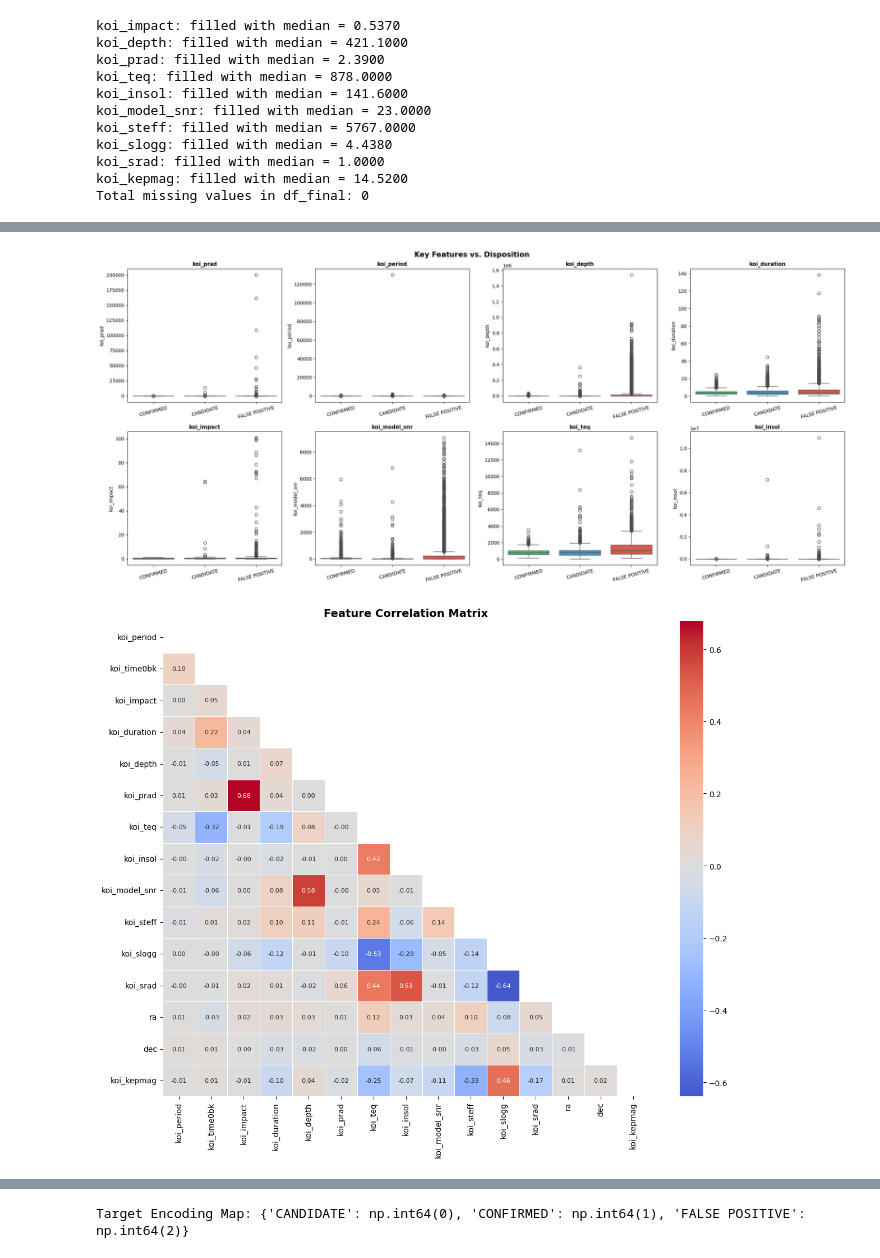
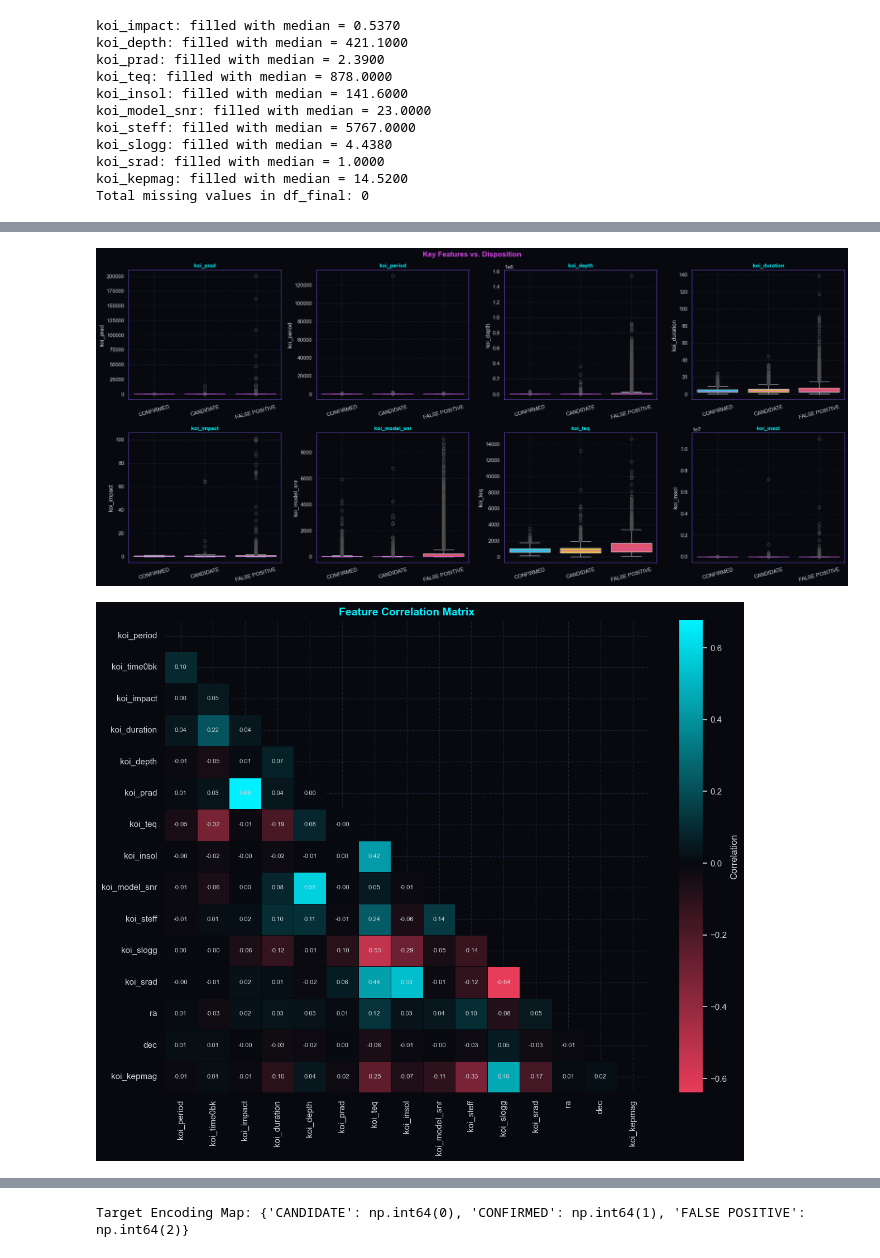
Before and after one commit to Ahmed-Esso/Kepler-Exoplanet, a Jupyter notebook: notebooks/Advanced classifcation.ipynb, the cells around one changed output, grey strips where cells are left out. Drawn from its saved outputs; the diff is of its cells as text; code cells hidden in the pictures.

```diff
--- a/notebooks/Advanced classifcation.ipynb
+++ b/notebooks/Advanced classifcation.ipynb
@@ -67,12 +213,13 @@ err_columns = [col for col in df.columns if 'err' in col]
 final_drop_list = cols_to_drop + err_columns
 # 4. Perform the drop to clean the dataframe
 df_cleaned = df.drop(columns=final_drop_list)
-# 5. Define the 15 physical feature columns
+# 5. Define the physical feature columns (include False Positive flags)
 physical_features = [
     'koi_period', 'koi_time0bk', 'koi_impact', 'koi_duration',
     'koi_depth', 'koi_prad', 'koi_teq', 'koi_insol',
     'koi_model_snr', 'koi_steff', 'koi_slogg', 'koi_srad',
-    'ra', 'dec', 'koi_kepmag'
+    'ra', 'dec', 'koi_kepmag',
+    'koi_fpflag_nt', 'koi_fpflag_ss', 'koi_fpflag_co', 'koi_fpflag_ec'
 ]
 
 # 6. Final selection
@@ -190,39 +341,46 @@ plt.show()
 # %%
-#  Boxplots per Class
+# Boxplots per Class
 key_features = ['koi_prad', 'koi_period', 'koi_depth', 'koi_duration',
                 'koi_impact', 'koi_model_snr', 'koi_teq', 'koi_insol']
 
 fig, axes = plt.subplots(2, 4, figsize=(22, 10))
 axes = axes.flatten()
-
-palette = {'CONFIRMED': '#2ecc71', 'FALSE POSITIVE': '#e74c3c', 'CANDIDATE': '#3498db'}
+palette = GALAXY_CLASS_PALETTE
 
 for i, col in enumerate(key_features):
+    ax = axes[i]
     sns.boxplot(x='koi_disposition', y=col, data=df_final,
-                hue='koi_disposition', palette=palette, ax=axes[i],
+                hue='koi_disposition', palette=palette, ax=ax,
                 order=['CONFIRMED', 'CANDIDATE', 'FALSE POSITIVE'],
-                legend=False)
-    axes[i].set_title(col, fontsize=11, fontweight='bold')
-    axes[i].set_xlabel("")
-    axes[i].tick_params(axis='x', rotation=15)
+                legend=False,
+                boxprops={'edgecolor': GALAXY_FG},
+                whiskerprops={'color': GALAXY_FG},
+                capprops={'color': GALAXY_FG},
+                medianprops={'color': GALAXY_ACCENT4})
+    ax.set_title(col, fontsize=11, fontweight='bold')
+    ax.set_xlabel('')
+    ax.tick_params(axis='x', rotation=15)
+    apply_galaxy_axes(ax)
 
-plt.suptitle("Key Features vs. Disposition", fontsize=15, fontweight='bold')
+fig.suptitle('Key Features vs. Disposition', fontsize=15, fontweight='bold', color=GALAXY_ACCENT4)
 plt.tight_layout()
 plt.show()
 # %% [output]
-[figure, old version]
+[figure, new version]
 # %%
 # Correlation Heatmap
 corr = df_final[feature_cols].corr()
 
-plt.figure(figsize=(14, 11))
+fig, ax = plt.subplots(figsize=(14, 11))
 mask = np.triu(np.ones_like(corr, dtype=bool))
 
-sns.heatmap(corr, mask=mask, annot=True, fmt=".2f", cmap='coolwarm', center=0,
-            annot_kws={"size": 8}, linewidths=0.5)
+sns.heatmap(corr, mask=mask, annot=True, fmt='.2f', cmap=GALAXY_DIVERGING_CMAP, center=0,
+            annot_kws={'size': 8, 'color': GALAXY_FG}, linewidths=0.5,
+            linecolor=GALAXY_BG, cbar_kws={'label': 'Correlation'}, ax=ax)
 
-plt.title("Feature Correlation Matrix", fontsize=14, fontweight='bold')
+ax.set_title('Feature Correlation Matrix', fontsize=14, fontweight='bold')
+apply_galaxy_figure(fig)
 plt.show()
 # %% [output]
-[figure, old version]
+[figure, new version]
 # %%
```
Also changed, not shown: parts of 37 cells of this notebook.
